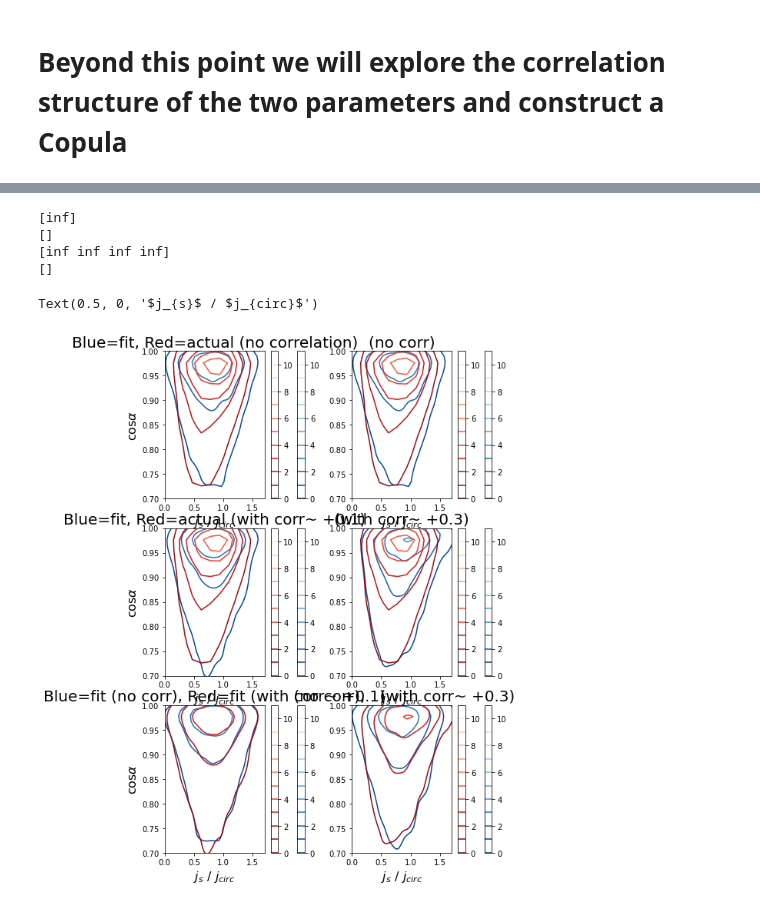
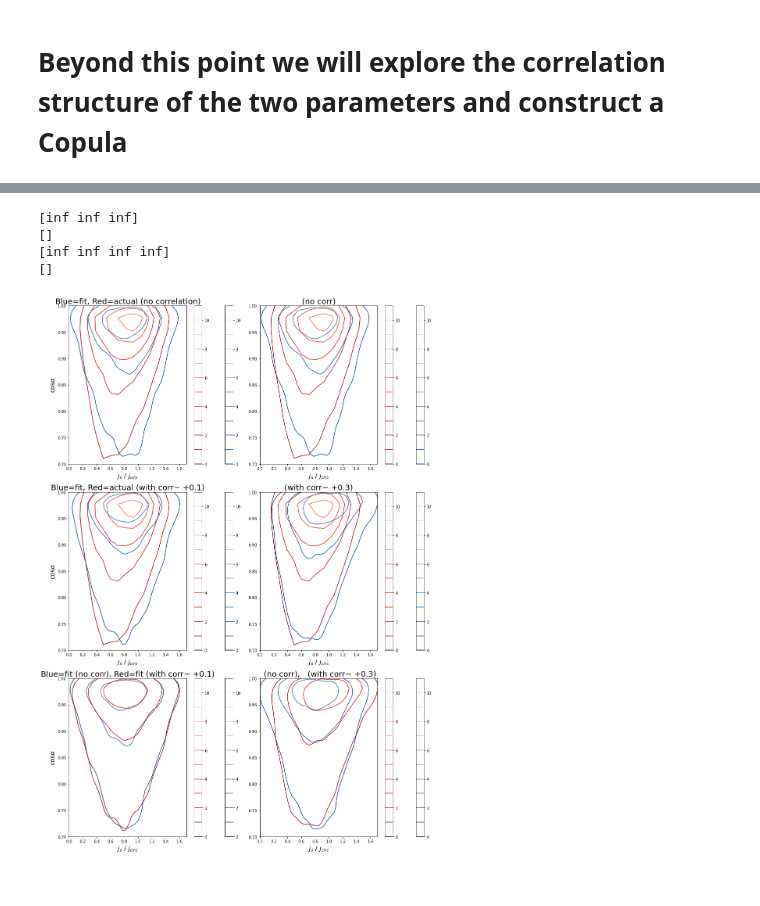
Before and after one commit to McWilliamsCenter/gal_decomp_paper, a Jupyter notebook: Monte_Carlo_NEW_KDE_on_total.ipynb, the cells around one changed output, grey strips where cells are left out. Cells and saved outputs as stored; diff of their text form; code cells hidden in the pictures.

```diff
--- a/Monte_Carlo_NEW_KDE_on_total.ipynb
+++ b/Monte_Carlo_NEW_KDE_on_total.ipynb
@@ -736,5 +700,0 @@ h.set_axis_labels(r'$j_{s}$ / $j_{circ}$', r'cos$\alpha$', fontsize=16);
-# %%
-from pomegranate import *
-beta_to_uniform_to_gauss = stats.norm( ).ppf((beta_to_uniform))
-h = sns.jointplot(disk_j, beta_to_uniform_to_gauss, kind='kde', stat_func=None)
-h.set_axis_labels('Js', 'cos', fontsize=16);
@@ -845,7 +761,7 @@ h.set_axis_labels(r'$j_{s}$ / $j_{circ}$', r'cos$\alpha$', fontsize=16);
 gauss_samples = stats.norm(*param_gauss).rvs(len(disk_j))
 beta_samples= stats.beta(*param_beta).rvs(len(disk_j))
 # %%
-figure(figsize=(8,12))
+figure(figsize=(15,20))
 tight_layout(pad=3.0)
 subplot(3,2,1)
 plt.ylim(0.7,1)
@@ -904,36 +820,37 @@ mvn_norm_cos = stats.norm(means[1],covar[1][1]).cdf(x_bi_03[:,1])
 mvn_norm_js_gauss = stats.norm(*param_gauss).ppf(mvn_norm_js)
 mvn_norm_cos_beta = stats.beta(*param_beta).ppf(mvn_norm_cos)
 kwargs = {'levels': np.arange(0, 12, 1)}
 print(mvn_norm_js_gauss[mvn_norm_js_gauss==np.inf])
 print(mvn_norm_cos_beta[mvn_norm_cos_beta==np.inf])
 plt.ylim(0.7,1)
 plt.xlim(0,1.7)
 sns.kdeplot (x_bi_03[:,0], mvn_norm_cos_beta , cmap="Blues_r",linewidths=1.5 ,cbar=True,**kwargs)
 sns.kdeplot (disk_j, disk_cos , cmap="Reds_r" ,linewidths=1.5,cbar=True,**kwargs)
 title('(with corr~ +0.3)',fontsize = 20)
 xlabel(r'$j_{s}$ / $j_{circ}$', fontsize=16)
 
 
 
 subplot(3,2,6)
 gauss_samples1 = stats.norm(*param_gauss).rvs(len(disk_j))
 beta_samples1= stats.beta(*param_beta).rvs(len(disk_j))
 gauss_samples2 = stats.norm(*param_gauss).rvs(len(disk_j))
 beta_samples2= stats.beta(*param_beta).rvs(len(disk_j))
 plt.ylim(0.7,1)
 plt.xlim(0,1.7)
 kwargs = {'levels': np.arange(0, 12, 1)}
 sns.kdeplot (gauss_samples1, beta_samples1 , cmap="Blues_r",linewidths=1.5 ,cbar=True,**kwargs)
 sns.kdeplot (x_bi_03[:,0], mvn_norm_cos_beta , cmap="Reds_r",linewidths=1.5 ,cbar=True,**kwargs)
 title(' (no corr),   (with corr~ +0.3)',fontsize = 20)
 xlabel(r'$j_{s}$ / $j_{circ}$', fontsize=16)
+
+tight_layout()
 # %% [output]
-[inf]
+[inf inf inf]
 []
 [inf inf inf inf]
 []
-Text(0.5, 0, '$j_{s}$ / $j_{circ}$')
-[figure, old version]
+[figure, new version]
 # %%
 mvn_norm_js = stats.norm(means[0],covar[0][0]).cdf(x_bi[:,0])
 mvn_norm_cos = stats.norm(means[1],covar[1][1]).cdf(x_bi[:,1])
```
Also changed, not shown: parts of 26 cells of this notebook.
